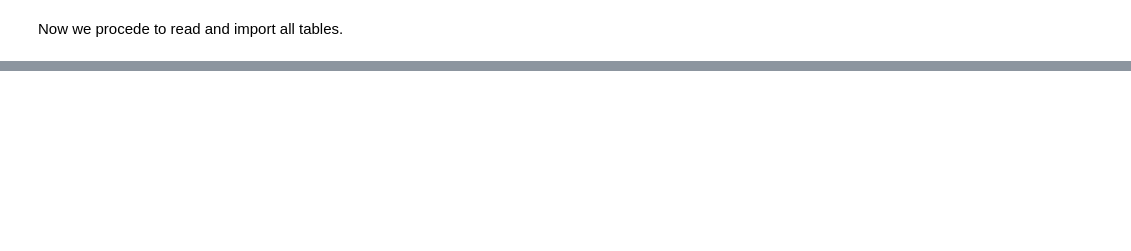
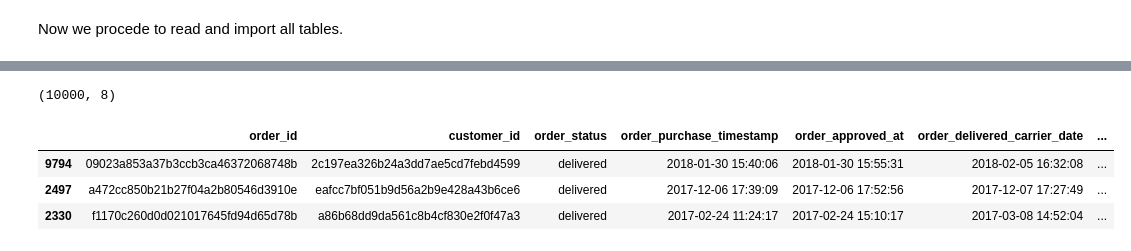
Before and after one commit to bautidea/DataModeling_and_DataWarehouse, a Jupyter notebook: data_modeling.ipynb, the cells around one changed output, grey strips where cells are left out. Cells and saved outputs as stored; diff of their text form; code cells hidden in the pictures; blank space fills up the shorter version.

```diff
--- a/data_modeling.ipynb
+++ b/data_modeling.ipynb
@@ -8,0 +183,11 @@ Now we procede to read and import all tables.
+# %%
+data_orders = pd.read_csv('./data/olist_orders_dataset.csv')
+data_orders = data_orders.iloc[0:10000,:]
+print(data_orders.shape)
+data_orders.sample(3)
+# %% [output]
+(10000, 8)
+|  | order_id | customer_id | order_status | order_purchase_timestamp | order_approved_at | order_delivered_carrier_date | ... |
+| 9794 | 09023a853a37b3ccb3ca46372068748b | 2c197ea326b24a3dd7ae5cd7febd4599 | delivered | 2018-01-30 15:40:06 | 2018-01-30 15:55:31 | 2018-02-05 16:32:08 | ... |
+| 2497 | a472cc850b21b27f04a2b80546d3910e | eafcc7bf051b9d56a2b9e428a43b6ce6 | delivered | 2017-12-06 17:39:09 | 2017-12-06 17:52:56 | 2017-12-07 17:27:49 | ... |
+| 2330 | f1170c260d0d021017645fd94d65d78b | a86b68dd9da561c8b4cf830e2f0f47a3 | delivered | 2017-02-24 11:24:17 | 2017-02-24 15:10:17 | 2017-03-08 14:52:04 | ... |
```
Also changed, not shown: parts of 40 cells of this notebook, 25 other files.
